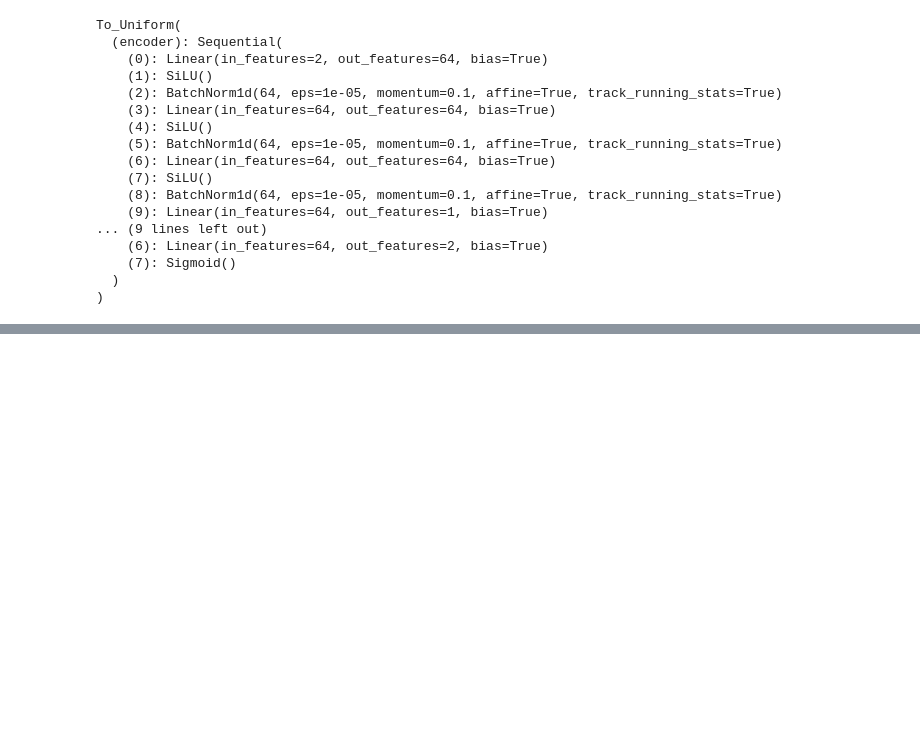
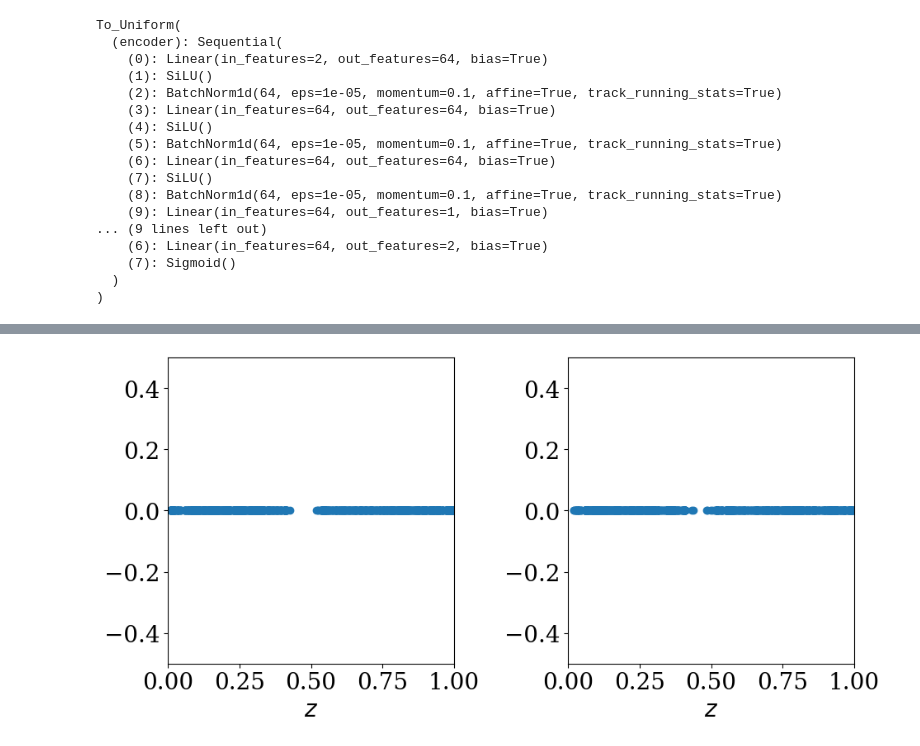
Before and after one commit to tayfununal/Uniform-Autoencoder-with-Latent-Flow-Matching, a Jupyter notebook: UAE-with-LFM/LFM_training/moon.ipynb, the cells around one changed output, grey strips where cells are left out. Saved outputs shown, nothing was run; the diff lists cells and outputs as text; code cells hidden in the pictures; blank space fills up the shorter version.

```diff
--- a/UAE-with-LFM/LFM_training/moon.ipynb
+++ b/UAE-with-LFM/LFM_training/moon.ipynb
@@ -148,0 +257,25 @@ np.savetxt("results/losses.csv",
+# %%
+x_test,_ = test_dataset[:]
+x_test = model.encoder(x_test)
+
+# Flow Matching Results
+fig, axs = plt.subplots(1, 2, figsize=(10, 5))
+
+# Left plot - UAE
+axs[0].scatter(x_test.detach().numpy(), np.zeros_like(x_test.detach().numpy()), alpha=1)
+axs[0].set_xlim(0.0, 1.0)
+axs[0].set_ylim(-0.5, 0.5)
+axs[0].set_xlabel('$z$')
+
+# Right plot - Flow Matching
+axs[1].scatter(x_uniform.detach().numpy(), np.zeros_like(x_uniform.detach().numpy()),alpha=1)
+axs[1].set_xlim(0.0, 1.0)
+axs[1].set_ylim(-0.5, 0.5)
+axs[1].set_xlabel('$z$')
+
+plt.tight_layout()
+
+plt.savefig("/content/Uniform-Autoencoder-with-Latent-Flow-Matching/UAE-with-LFM/results/moon/UAE_latent_vs_FM_latent.pdf")
+plt.show()
+# %% [output]
+[figure, added]
```
Also changed, not shown: parts of 11 cells of this notebook.
